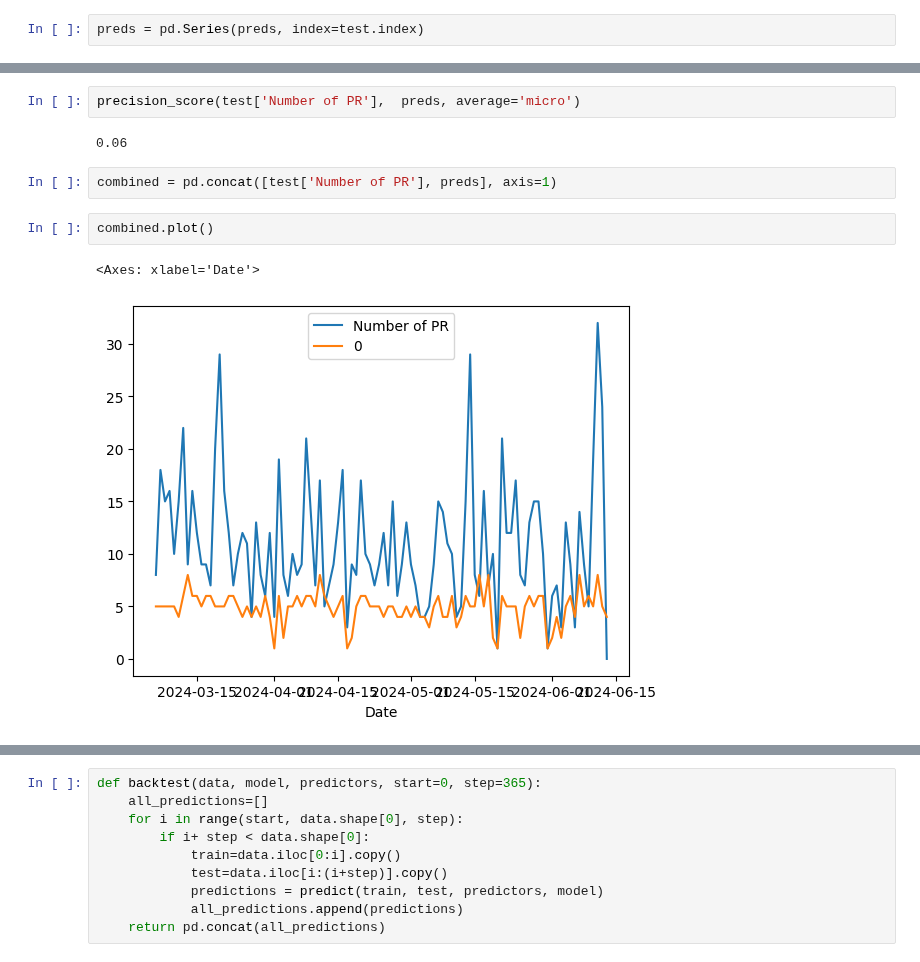
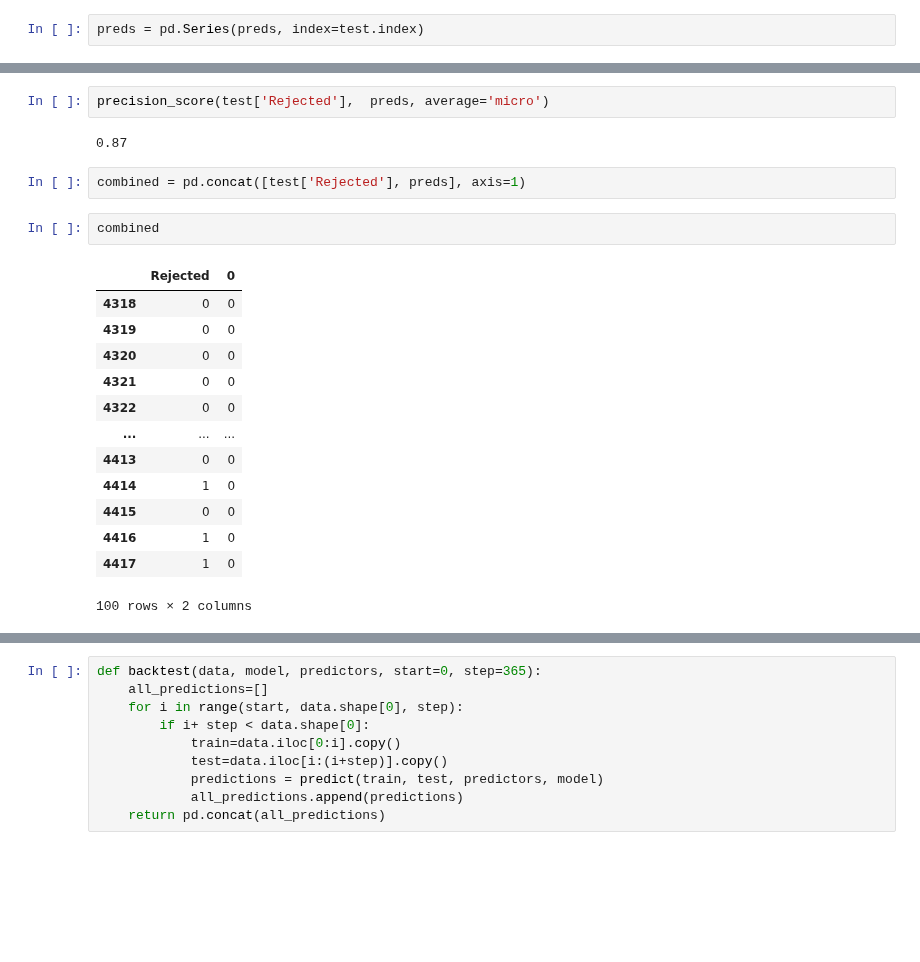
Before and after one commit to bokuwakira1411/PythonDataAnalysis, a Jupyter notebook: dataFutureworks.ipynb, the cells around one changed output, grey strips where cells are left out. Drawn from its saved outputs; the diff is of its cells as text; blank space fills up the shorter version.

```diff
--- a/dataFutureworks.ipynb
+++ b/dataFutureworks.ipynb
@@ -132,11 +93,22 @@ Length: 100, dtype: int64
 # %%
-precision_score(test['Number of PR'],  preds, average='micro')
+precision_score(test['Rejected'],  preds, average='micro')
 # %% [output]
-0.06
+0.87
 # %%
-combined = pd.concat([test['Number of PR'], preds], axis=1)
+combined = pd.concat([test['Rejected'], preds], axis=1)
 # %%
-combined.plot()
+combined
 # %% [output]
+|  | Rejected | 0 |
+| 4318 | 0 | 0 |
+| 4319 | 0 | 0 |
+| 4320 | 0 | 0 |
+| 4321 | 0 | 0 |
+| 4322 | 0 | 0 |
+| ... | ... | ... |
+| 4413 | 0 | 0 |
+| 4414 | 1 | 0 |
+| 4415 | 0 | 0 |
+| 4416 | 1 | 0 |
+| 4417 | 1 | 0 |
-<Axes: xlabel='Date'>
+100 rows × 2 columns
-[figure, removed]
```
Also changed, not shown: parts of 29 cells of this notebook, 11 other files.
